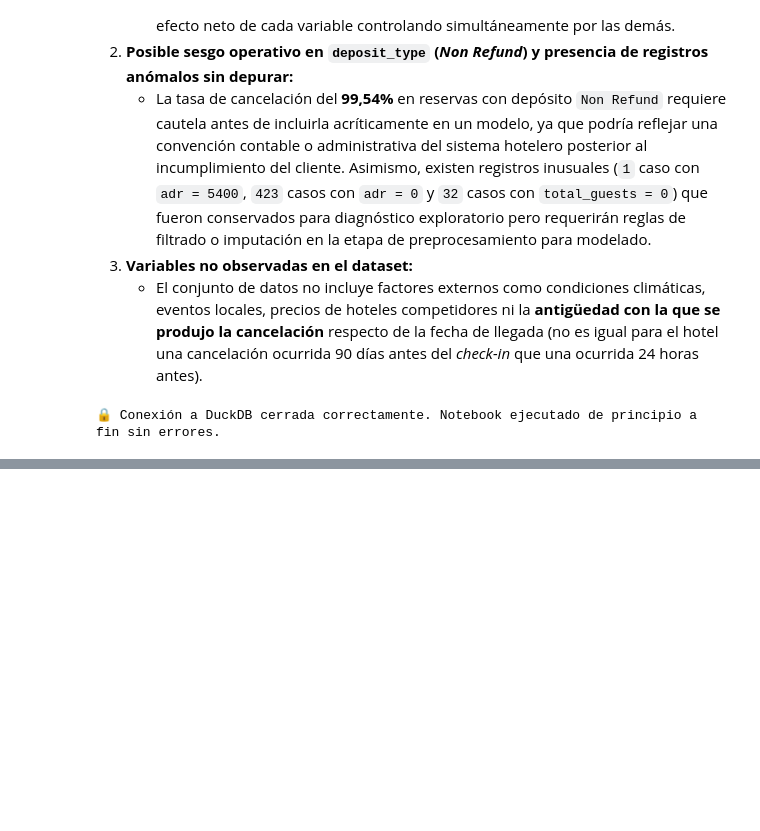
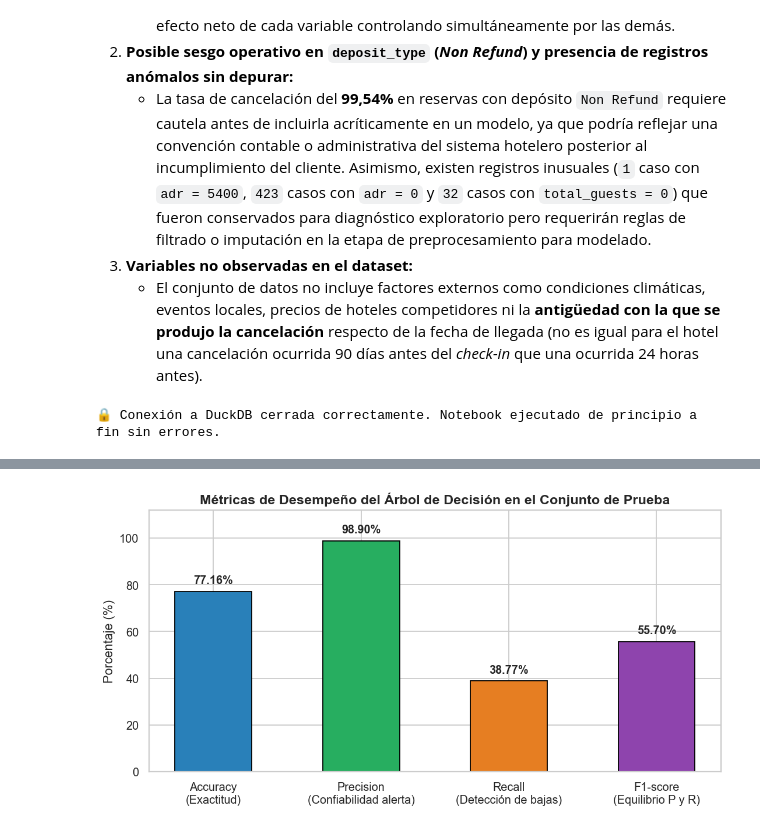
Before and after one commit to Emanstor/tpi-iad-comision8, a Jupyter notebook: TPI_Notebook_Maestro_Comision8_Lopez_DelCorro.ipynb, the cells around one changed output, grey strips where cells are left out. Cells and saved outputs as stored; diff of their text form; code cells hidden in the pictures; blank space fills up the shorter version.

```diff
--- a/TPI_Notebook_Maestro_Comision8_Lopez_DelCorro.ipynb
+++ b/TPI_Notebook_Maestro_Comision8_Lopez_DelCorro.ipynb
@@ -1526,0 +2049,20 @@ print("🔒 Conexión a DuckDB cerrada correctamente. Notebook ejecutado de prin
+# %%
+# Cálculo explícito y con scikit-learn de las 4 métricas de evaluación sobre el conjunto de prueba
+accuracy_val = accuracy_score(y_test, y_pred_test)
+precision_val = precision_score(y_test, y_pred_test)
+recall_val = recall_score(y_test, y_pred_test)
+f1_val = f1_score(y_test, y_pred_test)
+
+tabla_metricas = pd.DataFrame({
+    "Métrica": ["Accuracy (Exactitud global)", "Precision (Precisión positiva)", "Recall (Sensibilidad / Exhaustividad)", "F1-score (Media armónica)"],
+    "Fórmula sobre la Matriz": [
+        f"({tp} + {tn}) / 7500",
+        f"{tp} / ({tp} + {fp})",
+        f"{tp} / ({tp} + {fn})",
+        f"2 * ({precision_val:.4f} * {recall_val:.4f}) / ({precision_val:.4f} + {recall_val:.4f})"
+    ],
+    "Valor Decimal": [round(accuracy_val, 4), round(precision_val, 4), round(recall_val, 4), round(f1_val, 4)],
+    "Porcentaje (%)": [round(accuracy_val*100, 2), round(precision_val*100, 2), round(recall_val*100, 2), round(f1_val*100, 2)]
+})
+
+tabla_metricas
@@ -1526,0 +2075,26 @@ print("🔒 Conexión a DuckDB cerrada correctamente. Notebook ejecutado de prin
+# %%
+# Visualización comparativa de las 4 métricas de clasificación en el conjunto de prueba
+fig, ax = plt.subplots(figsize=(8.5, 4.5))
+nombres_m = ["Accuracy\n(Exactitud)", "Precision\n(Confiabilidad alerta)", "Recall\n(Detección de bajas)", "F1-score\n(Equilibrio P y R)"]
+valores_m = [accuracy_val * 100, precision_val * 100, recall_val * 100, f1_val * 100]
+colores_m = ["#2980b9", "#27ae60", "#e67e22", "#8e44ad"]
+
+barras_m = ax.bar(nombres_m, valores_m, color=colores_m, edgecolor="black", width=0.52)
+ax.set_title("Métricas de Desempeño del Árbol de Decisión en el Conjunto de Prueba")
+ax.set_ylabel("Porcentaje (%)")
+ax.set_ylim(0, 112)
+
+for b in barras_m:
+    h = b.get_height()
+    ax.annotate(
+        f"{h:.2f}%",
+        xy=(b.get_x() + b.get_width() / 2, h),
+        xytext=(0, 5),
+        textcoords="offset points",
+        ha="center", va="bottom", fontweight="bold", fontsize=11
+    )
+
+plt.tight_layout()
+plt.show()
+# %% [output]
+[figure, added]
```
Also changed, not shown: parts of 30 cells of this notebook, 7 other files.
